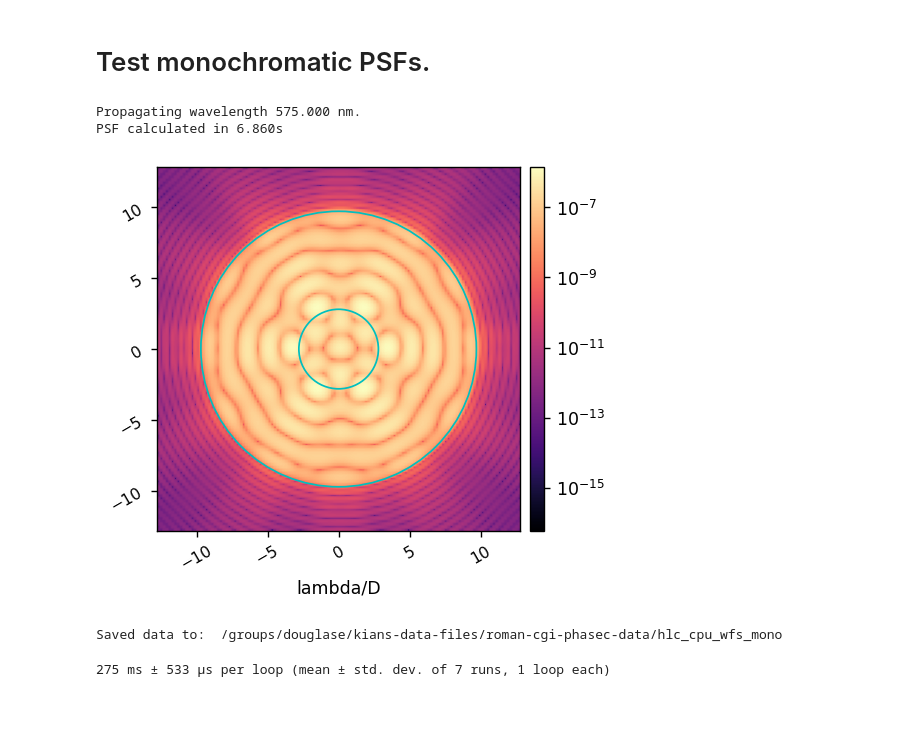
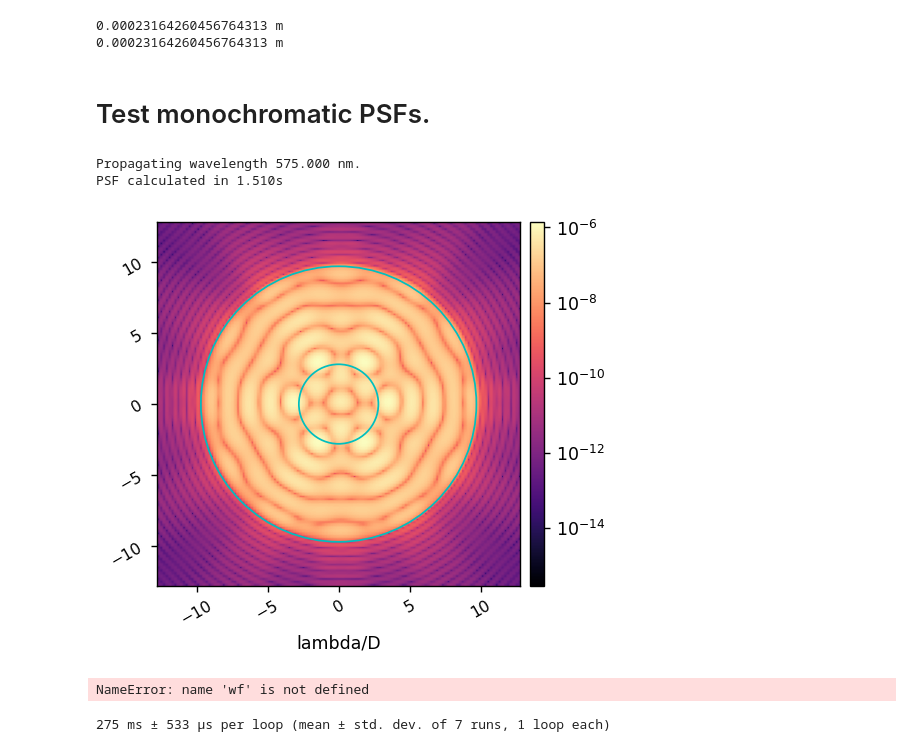
Before and after one commit to kian1377/cgi_phasec_poppy, a Jupyter notebook: example-notebooks/poppy_hlc_tests.ipynb, the cells around one changed output. Cells and saved outputs as stored; diff of their text form; code cells hidden in the pictures; blank space fills up the shorter version.

```diff
--- a/example-notebooks/poppy_hlc_tests.ipynb
+++ b/example-notebooks/poppy_hlc_tests.ipynb
@@ -39,5 +57,5 @@ data_dir = cgi.data_dir
 # %%
-poppy.conf.use_cupy = False
+poppy.conf.use_cupy = True
 poppy.conf.use_mkl = True
 poppy.conf.use_fftw = True
 
@@ -50,26 +68,29 @@ hlc = cgi.CGI(cgi_mode='hlc',
 hlc_opds = cgi.CGI(cgi_mode='hlc',
                    psf_pixelscale_lamD=0.2, npsf=128,
                    use_pupil_defocus=True, use_opds=True)
+# %% [output]
+0.00023164260456764313 m
+0.00023164260456764313 m
 # %% [markdown]
 # Test monochromatic PSFs.
 # %%
 # Without OPDs
-wf = hlc.calc_psf(quiet=False)
-
-psf_mono = wf.intensity
+# wf = hlc.calc_psf(quiet=False)
+# psf_mono = wf.intensity
+psf_mono = np.abs(hlc.calc_psf(quiet=False))**2
 
 patches = [Circle((0, 0), iwa, color='c', fill=False), Circle((0, 0), owa, color='c', fill=False)]
 misc.myimshow(psf_mono, lognorm=True, pxscl=hlc.psf_pixelscale_lamD, patches=patches)
 
 if isinstance(psf_mono, np.ndarray):
     misc.save_pickle(data_dir/'hlc_cpu_wfs_mono', wf)
 else:
     misc.save_pickle(data_dir/'hlc_gpu_wfs_mono', wf)
 # %% [output]
 Propagating wavelength 575.000 nm.
-PSF calculated in 6.860s
+PSF calculated in 1.510s
-[figure, old version]
+[figure, new version]
-Saved data to:  /groups/douglase/kians-data-files/roman-cgi-phasec-data/hlc_cpu_wfs_mono
+NameError: name 'wf' is not defined
 # %%
 %%timeit
 wf = hlc.calc_psf(quiet=True)
```
Also changed, not shown: parts of 3 cells of this notebook, 4 other files.
